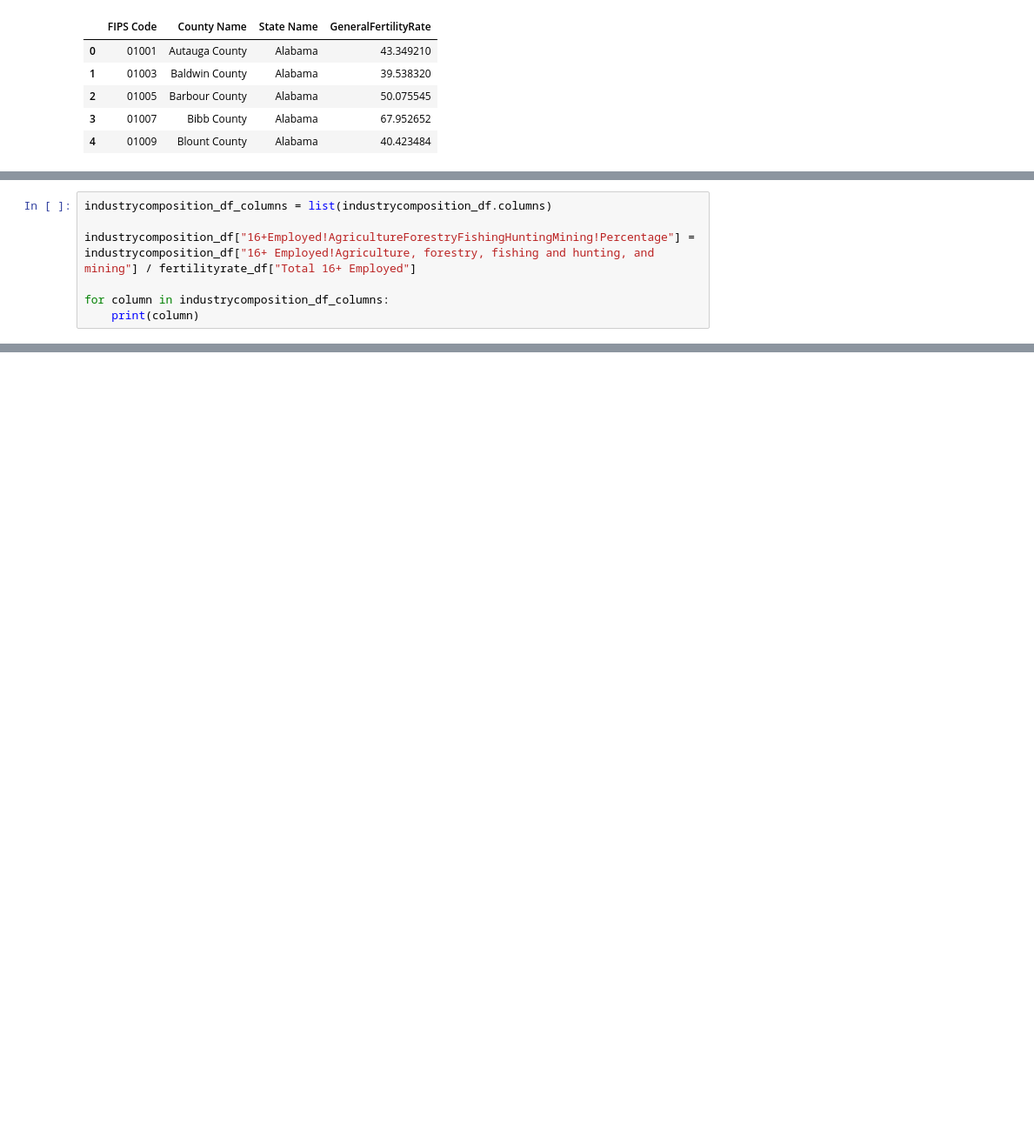
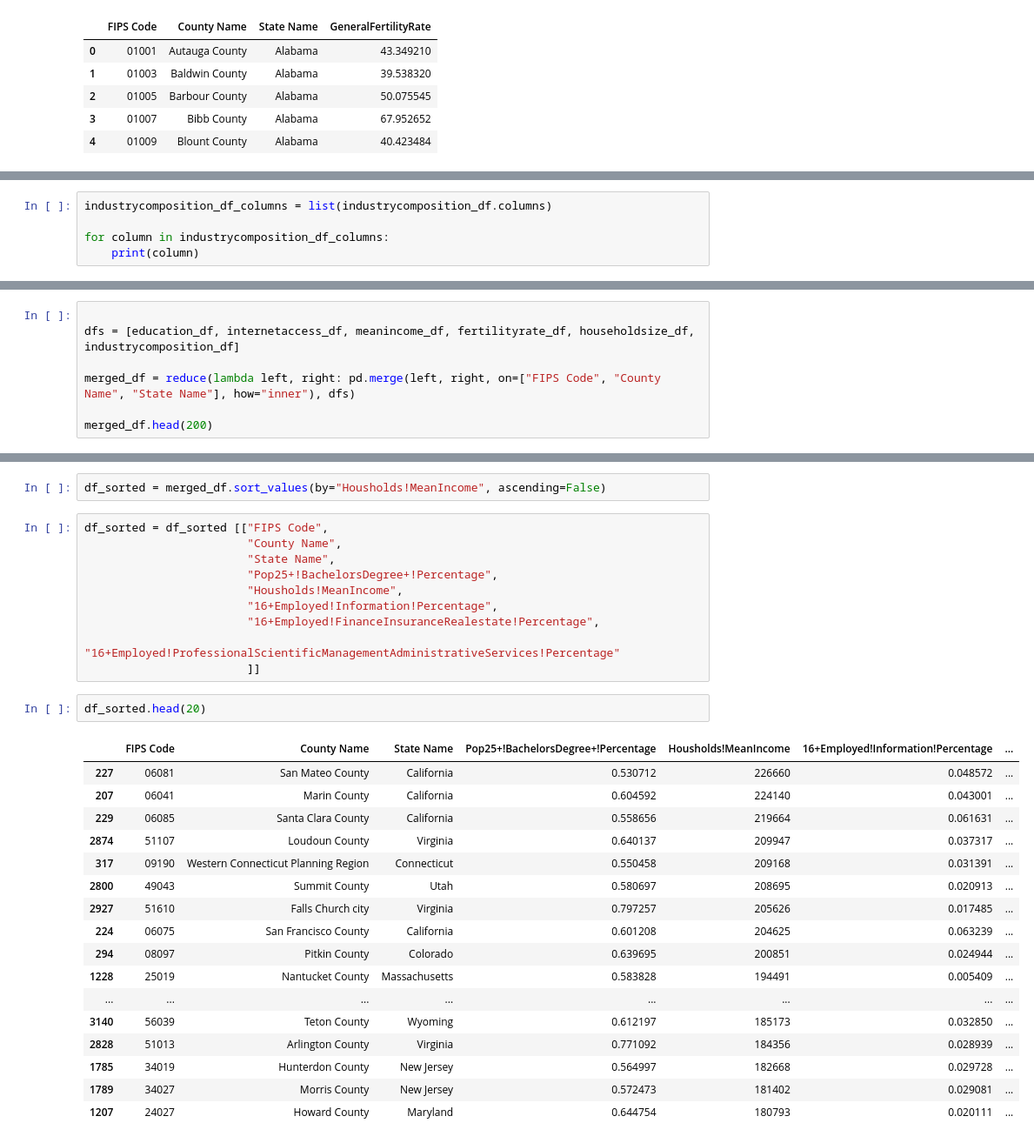
Before and after one commit to larrycoder123/uscounty_datascience, a Jupyter notebook: uscensus_modify.ipynb, the cells around one changed output, grey strips where cells are left out. Shown at 87% size. Drawn from its saved outputs; the diff is of its cells as text; blank space fills up the shorter version.

```diff
--- a/uscensus_modify.ipynb
+++ b/uscensus_modify.ipynb
@@ -112,8 +158,6 @@ industrycomposition = industrycomposition_df.drop(
 # %%
 industrycomposition_df_columns = list(industrycomposition_df.columns)
 
-industrycomposition_df["16+Employed!AgricultureForestryFishingHuntingMining!Percentage"] = industrycomposition_df["16+ Employed!Agriculture, forestry, fishing and hunting, and mining"] / fertilityrate_df["Total 16+ Employed"]
-
 for column in industrycomposition_df_columns:
     print(column)
 # %% [output]
@@ -136,0 +194,7 @@ Total 16+ Employed
+# %%
+
+dfs = [education_df, internetaccess_df, meanincome_df, fertilityrate_df, householdsize_df, industrycomposition_df]
+
+merged_df = reduce(lambda left, right: pd.merge(left, right, on=["FIPS Code", "County Name", "State Name"], how="inner"), dfs)
+
+merged_df.head(200)
@@ -136,0 +238,32 @@ Total 16+ Employed
+# %%
+df_sorted = merged_df.sort_values(by="Housholds!MeanIncome", ascending=False)
+# %%
+df_sorted = df_sorted [["FIPS Code",
+                        "County Name",
+                        "State Name",
+                        "Pop25+!BachelorsDegree+!Percentage",
+                        "Housholds!MeanIncome",
+                        "16+Employed!Information!Percentage",
+                        "16+Employed!FinanceInsuranceRealestate!Percentage",
+                        "16+Employed!ProfessionalScientificManagementAdministrativeServices!Percentage"
+                        ]]
+# %%
+df_sorted.head(20)
+# %% [output]
+|  | FIPS Code | County Name | State Name | Pop25+!BachelorsDegree+!Percentage | Housholds!MeanIncome | 16+Employed!Information!Percentage | ... |
+| 227 | 06081 | San Mateo County | California | 0.530712 | 226660 | 0.048572 | ... |
+| 207 | 06041 | Marin County | California | 0.604592 | 224140 | 0.043001 | ... |
+| 229 | 06085 | Santa Clara County | California | 0.558656 | 219664 | 0.061631 | ... |
+| 2874 | 51107 | Loudoun County | Virginia | 0.640137 | 209947 | 0.037317 | ... |
+| 317 | 09190 | Western Connecticut Planning Region | Connecticut | 0.550458 | 209168 | 0.031391 | ... |
+| 2800 | 49043 | Summit County | Utah | 0.580697 | 208695 | 0.020913 | ... |
+| 2927 | 51610 | Falls Church city | Virginia | 0.797257 | 205626 | 0.017485 | ... |
+| 224 | 06075 | San Francisco County | California | 0.601208 | 204625 | 0.063239 | ... |
+| 294 | 08097 | Pitkin County | Colorado | 0.639695 | 200851 | 0.024944 | ... |
+| 1228 | 25019 | Nantucket County | Massachusetts | 0.583828 | 194491 | 0.005409 | ... |
+| ... | ... | ... | ... | ... | ... | ... | ... |
+| 3140 | 56039 | Teton County | Wyoming | 0.612197 | 185173 | 0.032850 | ... |
+| 2828 | 51013 | Arlington County | Virginia | 0.771092 | 184356 | 0.028939 | ... |
+| 1785 | 34019 | Hunterdon County | New Jersey | 0.564997 | 182668 | 0.029728 | ... |
+| 1789 | 34027 | Morris County | New Jersey | 0.572473 | 181402 | 0.029081 | ... |
+| 1207 | 24027 | Howard County | Maryland | 0.644754 | 180793 | 0.020111 | ... |
```
Also changed, not shown: parts of 9 cells of this notebook.
